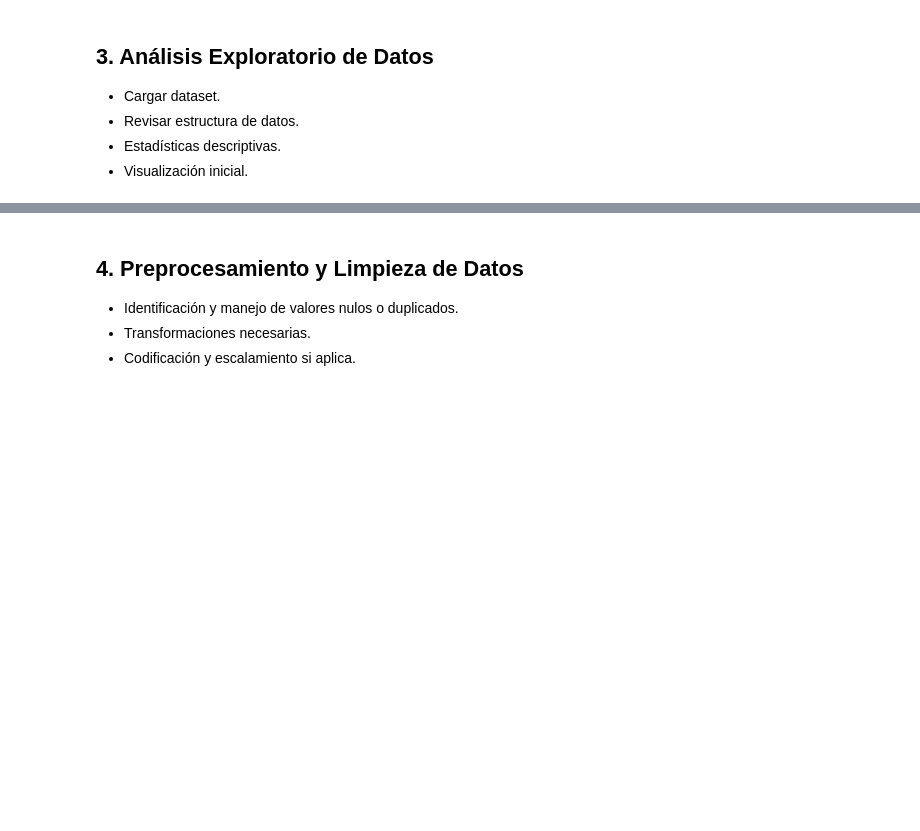
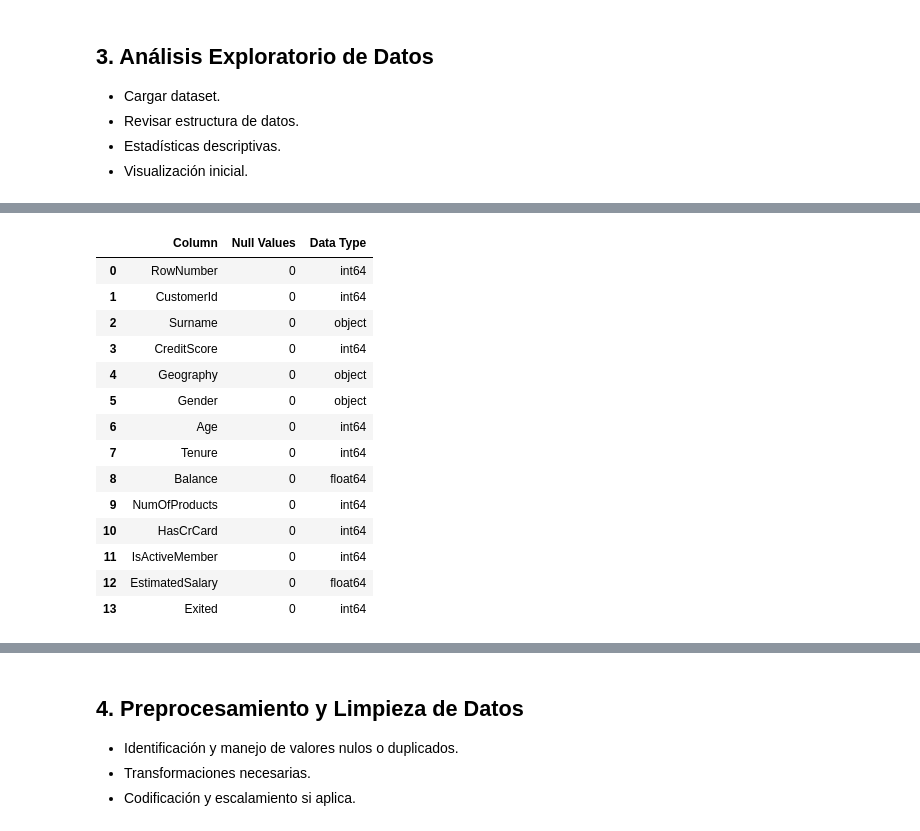
Before and after one commit to DarkinMC/CustomerChurn_Prediction_BankingSector_1AN-213_HAN_G4, a Jupyter notebook: Bank_customer_churn_pred.ipynb, the cells around one changed output, grey strips where cells are left out. Cells and saved outputs as stored; diff of their text form; code cells hidden in the pictures; blank space fills up the shorter version.

```diff
--- a/Bank_customer_churn_pred.ipynb
+++ b/Bank_customer_churn_pred.ipynb
@@ -58,0 +77,31 @@ a
+# %%
+# Verificar si hay valores nulos
+null_values = df.isnull().sum()
+# Verificar tipos de datos
+data_types = df.dtypes
+
+# Combinar resultados en un DataFrame para visualización como tabla
+data_types = pd.DataFrame({
+    'Column': df.columns,
+    'Null Values': null_values.values,
+    'Data Type': data_types.values
+})
+
+# Mostrar la tabla
+data_types
+# %% [output]
+|  | Column | Null Values | Data Type |
+| 0 | RowNumber | 0 | int64 |
+| 1 | CustomerId | 0 | int64 |
+| 2 | Surname | 0 | object |
+| 3 | CreditScore | 0 | int64 |
+| 4 | Geography | 0 | object |
+| 5 | Gender | 0 | object |
+| 6 | Age | 0 | int64 |
+| 7 | Tenure | 0 | int64 |
+| 8 | Balance | 0 | float64 |
+| 9 | NumOfProducts | 0 | int64 |
+| 10 | HasCrCard | 0 | int64 |
+| 11 | IsActiveMember | 0 | int64 |
+| 12 | EstimatedSalary | 0 | float64 |
+| 13 | Exited | 0 | int64 |
```
Also changed, not shown: parts of 4 cells of this notebook, 1 other file.
